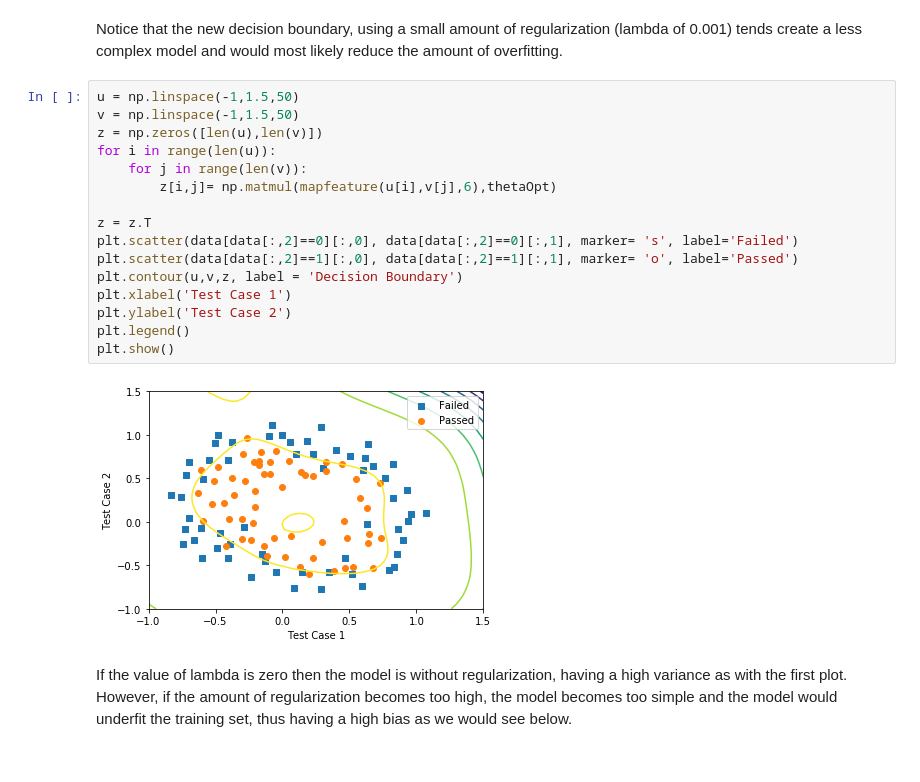
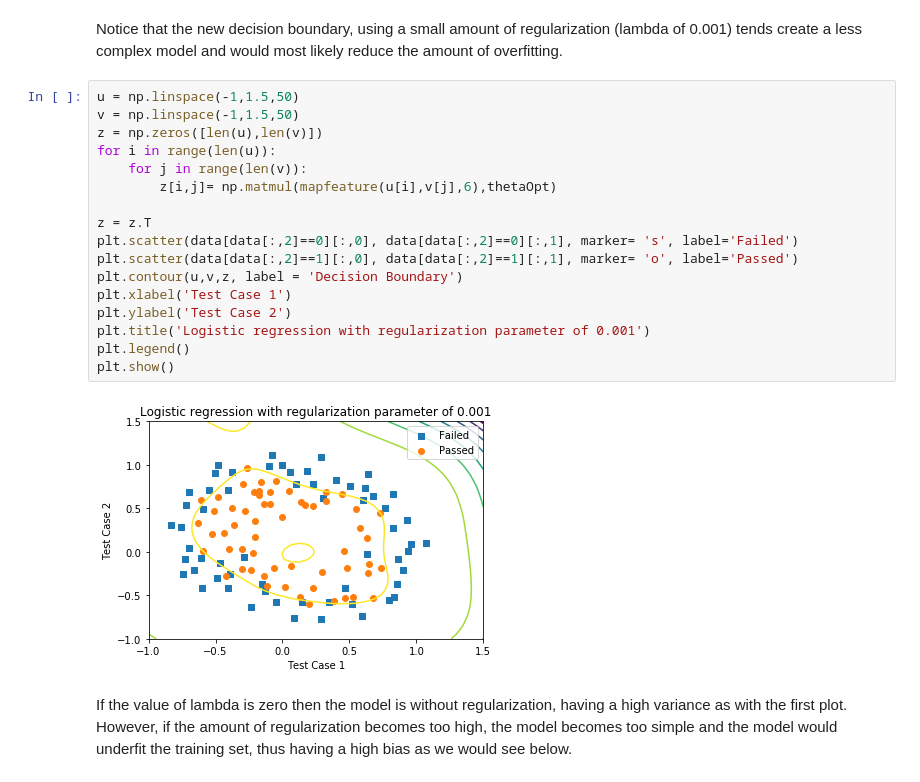
Before and after one commit to JudeOgbuibe/ML, a Jupyter notebook: Ex2/Logistic Regression.ipynb, the cells around one changed output. Cells and saved outputs as stored; diff of their text form.

```diff
--- a/Ex2/Logistic Regression.ipynb
+++ b/Ex2/Logistic Regression.ipynb
@@ -247,21 +248,22 @@ Notice that the new decision boundary, using a small amount of regularization (l
 # %%
 u = np.linspace(-1,1.5,50)
 v = np.linspace(-1,1.5,50)
 z = np.zeros([len(u),len(v)])
 for i in range(len(u)):
     for j in range(len(v)):
         z[i,j]= np.matmul(mapfeature(u[i],v[j],6),thetaOpt)
 
 z = z.T
 plt.scatter(data[data[:,2]==0][:,0], data[data[:,2]==0][:,1], marker= 's', label='Failed')
 plt.scatter(data[data[:,2]==1][:,0], data[data[:,2]==1][:,1], marker= 'o', label='Passed')
 plt.contour(u,v,z, label = 'Decision Boundary')
 plt.xlabel('Test Case 1')
 plt.ylabel('Test Case 2')
+plt.title('Logistic regression with regularization parameter of 0.001')
 plt.legend()
 plt.show()
 # %% [output]
-[figure, old version]
+[figure, new version]
 # %% [markdown]
 If the value of lambda is zero then the model is without regularization, having a high variance as with the first plot. However, if the amount of regularization becomes too high, the model becomes too simple and the model would underfit the training set, thus having a high bias as we would see below.
 # %%
```
Also changed, not shown: parts of 4 cells of this notebook.
